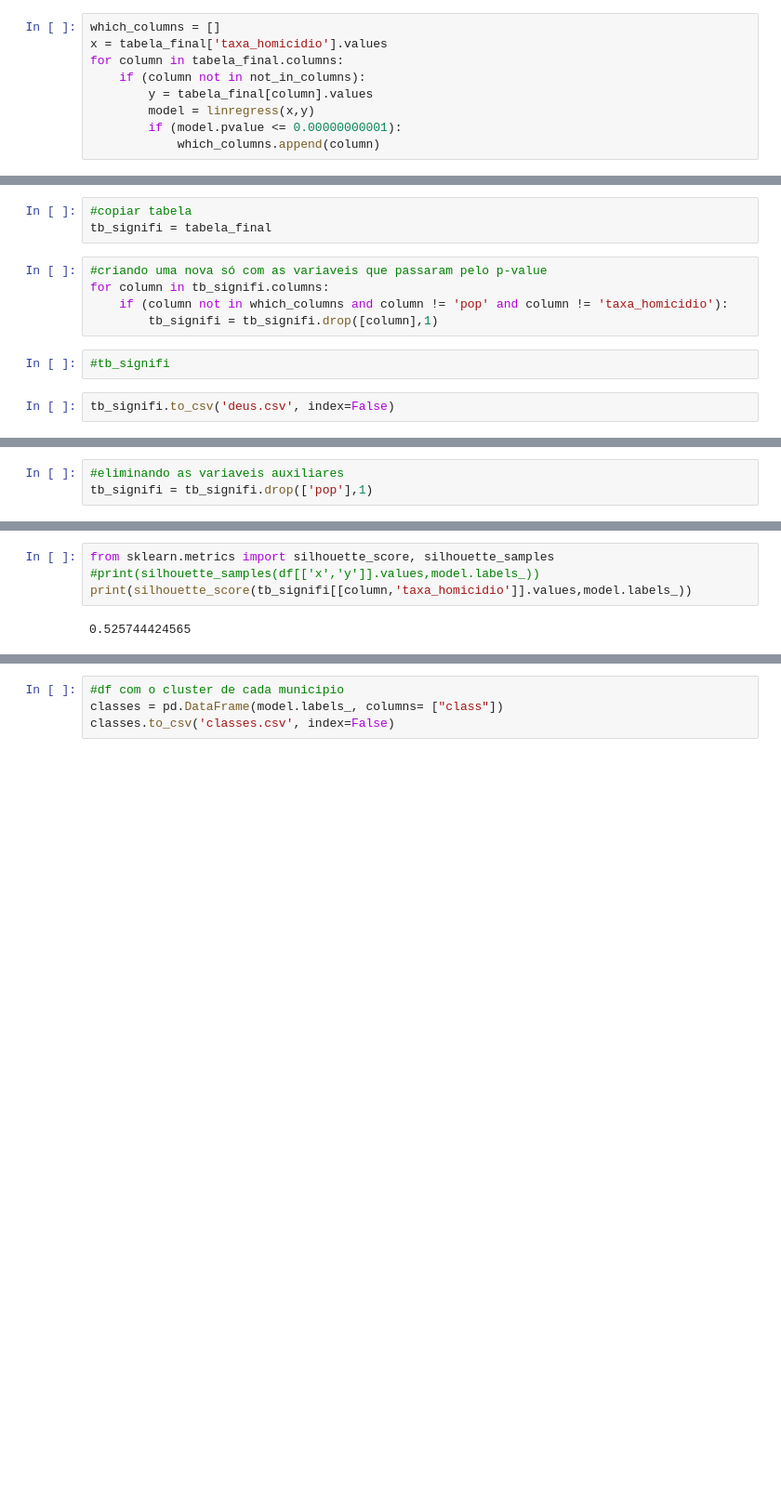
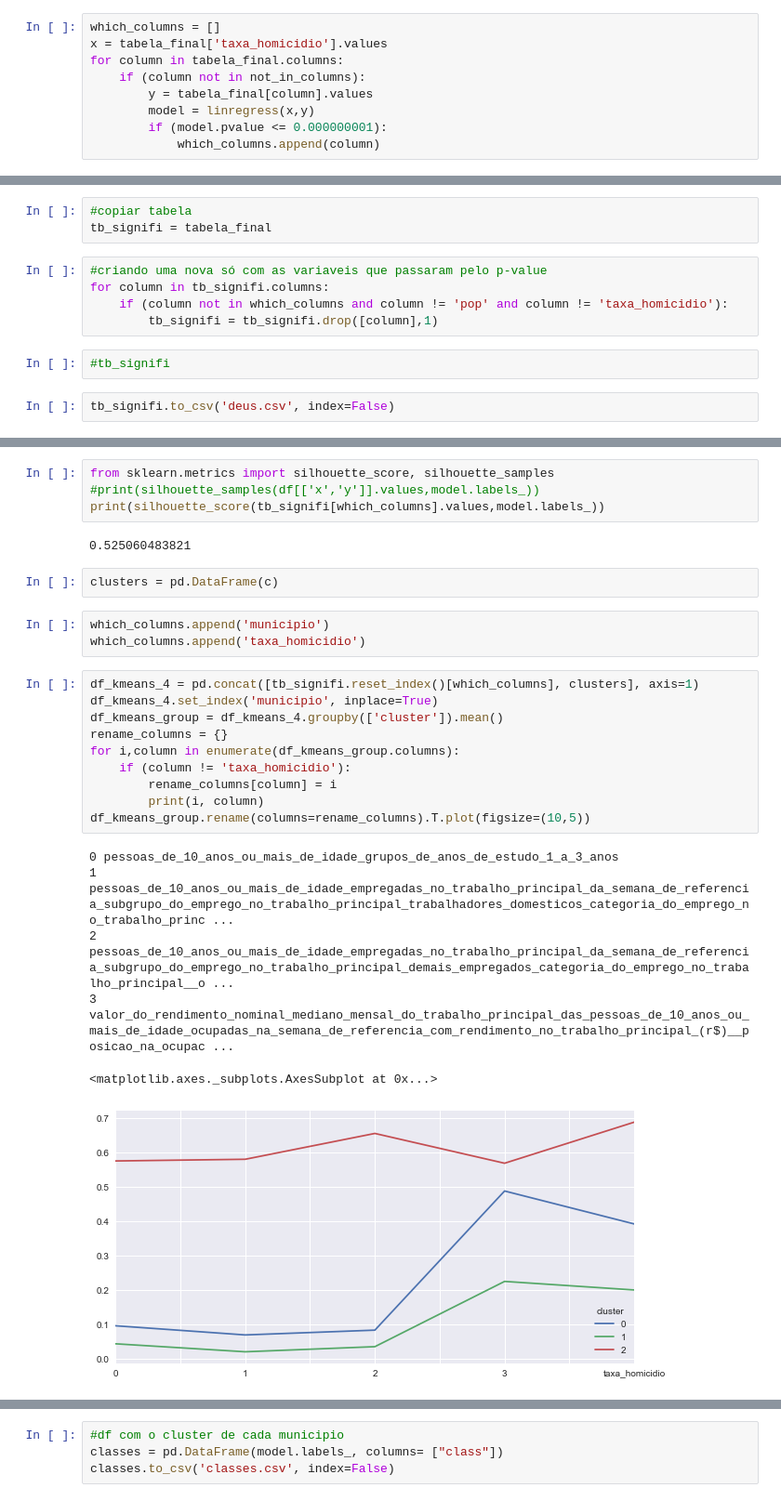
Before and after one commit to if1015-datascience-ufpe/2017-2-projeto-lbs4-eebls-ktcn, a Jupyter notebook: analysis/2_normalizacao_e_analise_inicial.ipynb, the cells around one changed output, grey strips where cells are left out. Shown: that part at 93% size. Cells and saved outputs as stored; diff of their text form; blank space fills up the shorter version.

```diff
--- a/analysis/2_normalizacao_e_analise_inicial.ipynb
+++ b/analysis/2_normalizacao_e_analise_inicial.ipynb
@@ -50,5 +38,5 @@ for column in tabela_final.columns:
     if (column not in not_in_columns):
         y = tabela_final[column].values
         model = linregress(x,y)
-        if (model.pvalue <= 0.00000000001):
+        if (model.pvalue <= 0.000000001):
             which_columns.append(column)
@@ -100,3 +76,0 @@ for column in tb_signifi.columns:
-# %%
-#eliminando as variaveis auxiliares
-tb_signifi = tb_signifi.drop(['pop'],1)
@@ -116,6 +207,28 @@ KMeans(algorithm='auto', copy_x=True, init='k-means++', max_iter=300,
 # %%
 from sklearn.metrics import silhouette_score, silhouette_samples
 #print(silhouette_samples(df[['x','y']].values,model.labels_))
-print(silhouette_score(tb_signifi[[column,'taxa_homicidio']].values,model.labels_))
+print(silhouette_score(tb_signifi[which_columns].values,model.labels_))
 # %% [output]
-0.525744424565
+0.525060483821
+# %%
+clusters = pd.DataFrame(c)
+# %%
+which_columns.append('municipio')
+which_columns.append('taxa_homicidio')
+# %%
+df_kmeans_4 = pd.concat([tb_signifi.reset_index()[which_columns], clusters], axis=1)
+df_kmeans_4.set_index('municipio', inplace=True)
+df_kmeans_group = df_kmeans_4.groupby(['cluster']).mean()
+rename_columns = {}
+for i,column in enumerate(df_kmeans_group.columns):
+    if (column != 'taxa_homicidio'):
+        rename_columns[column] = i
+        print(i, column)
+df_kmeans_group.rename(columns=rename_columns).T.plot(figsize=(10,5))
+# %% [output]
+0 pessoas_de_10_anos_ou_mais_de_idade_grupos_de_anos_de_estudo_1_a_3_anos
+1 pessoas_de_10_anos_ou_mais_de_idade_empregadas_no_trabalho_principal_da_semana_de_referencia_subgrupo_do_emprego_no_trabalho_principal_trabalhadores_domesticos_categoria_do_emprego_no_trabalho_princ ...
+2 pessoas_de_10_anos_ou_mais_de_idade_empregadas_no_trabalho_principal_da_semana_de_referencia_subgrupo_do_emprego_no_trabalho_principal_demais_empregados_categoria_do_emprego_no_trabalho_principal__o ...
+3 valor_do_rendimento_nominal_mediano_mensal_do_trabalho_principal_das_pessoas_de_10_anos_ou_mais_de_idade_ocupadas_na_semana_de_referencia_com_rendimento_no_trabalho_principal_(r$)__posicao_na_ocupac ...
+<matplotlib.axes._subplots.AxesSubplot at 0x...>
+[figure, added]
```
Also changed, not shown: parts of 19 cells of this notebook.
